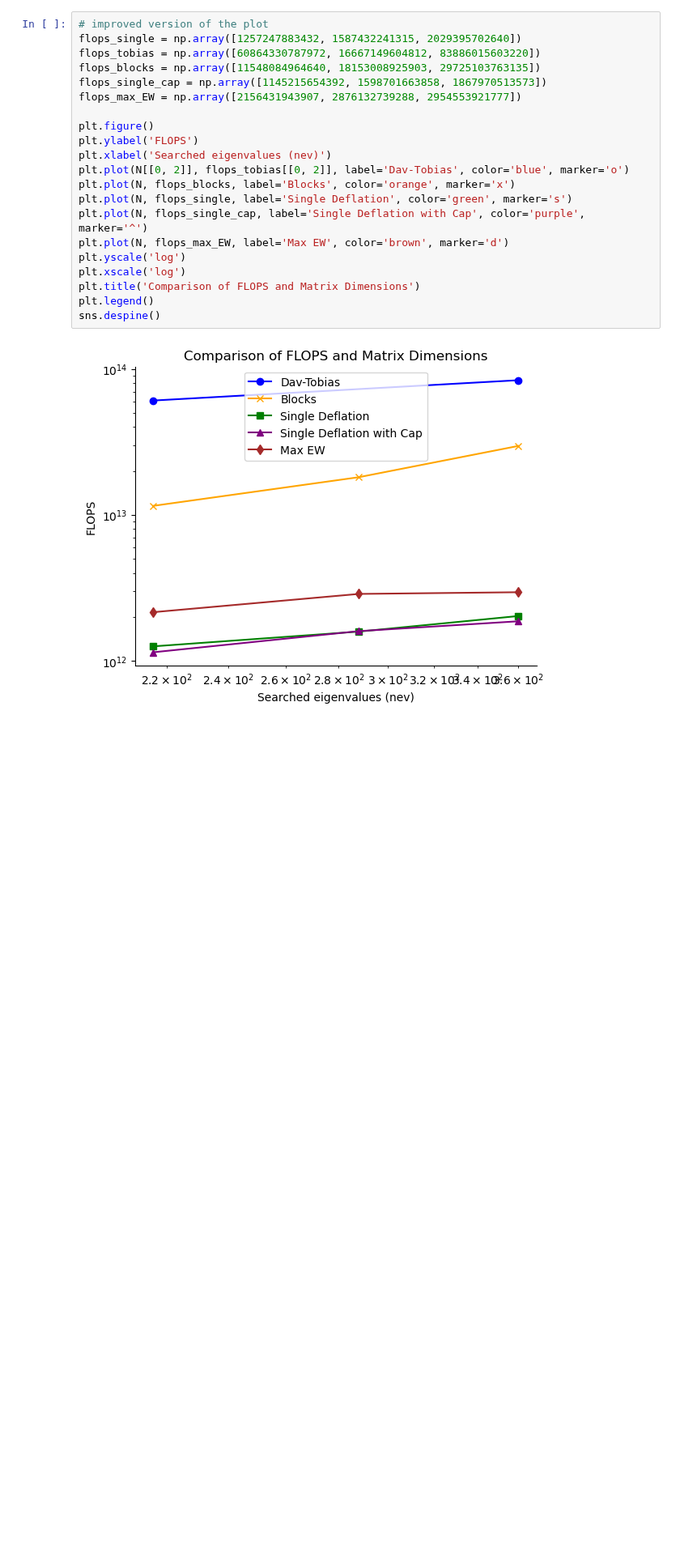
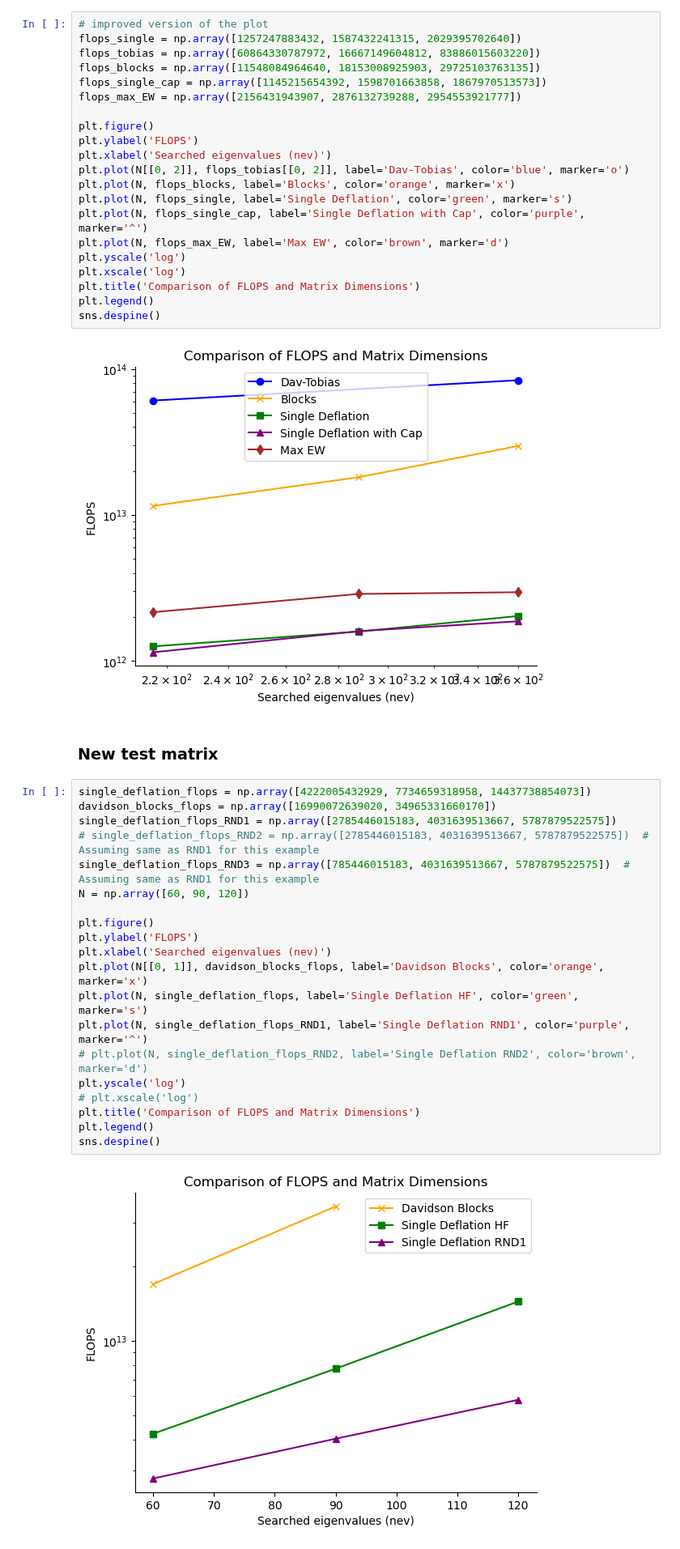
Before and after one commit to framere/Final_codes_MA, a Jupyter notebook: plot_comp_time.ipynb, the cells around one changed output. Shown at 81% size. Saved outputs shown, nothing was run; the diff lists cells and outputs as text; blank space fills up the shorter version.

```diff
--- a/plot_comp_time.ipynb
+++ b/plot_comp_time.ipynb
@@ -79,3 +79,27 @@ plt.legend()
 sns.despine()
 # %% [output]
 [figure]
+# %% [markdown]
+### New test matrix
+# %%
+single_deflation_flops = np.array([4222005432929, 7734659318958, 14437738854073])
+davidson_blocks_flops = np.array([16990072639020, 34965331660170])
+single_deflation_flops_RND1 = np.array([2785446015183, 4031639513667, 5787879522575])
+# single_deflation_flops_RND2 = np.array([2785446015183, 4031639513667, 5787879522575])  # Assuming same as RND1 for this example
+single_deflation_flops_RND3 = np.array([785446015183, 4031639513667, 5787879522575])  # Assuming same as RND1 for this example
+N = np.array([60, 90, 120])
+
+plt.figure()
+plt.ylabel('FLOPS')
+plt.xlabel('Searched eigenvalues (nev)')
+plt.plot(N[[0, 1]], davidson_blocks_flops, label='Davidson Blocks', color='orange', marker='x')
+plt.plot(N, single_deflation_flops, label='Single Deflation HF', color='green', marker='s')
+plt.plot(N, single_deflation_flops_RND1, label='Single Deflation RND1', color='purple', marker='^')
+# plt.plot(N, single_deflation_flops_RND2, label='Single Deflation RND2', color='brown', marker='d')
+plt.yscale('log')
+# plt.xscale('log')
+plt.title('Comparison of FLOPS and Matrix Dimensions')
+plt.legend()
+sns.despine()
+# %% [output]
+[figure, added]
```
Also changed, not shown: 9 other files.
